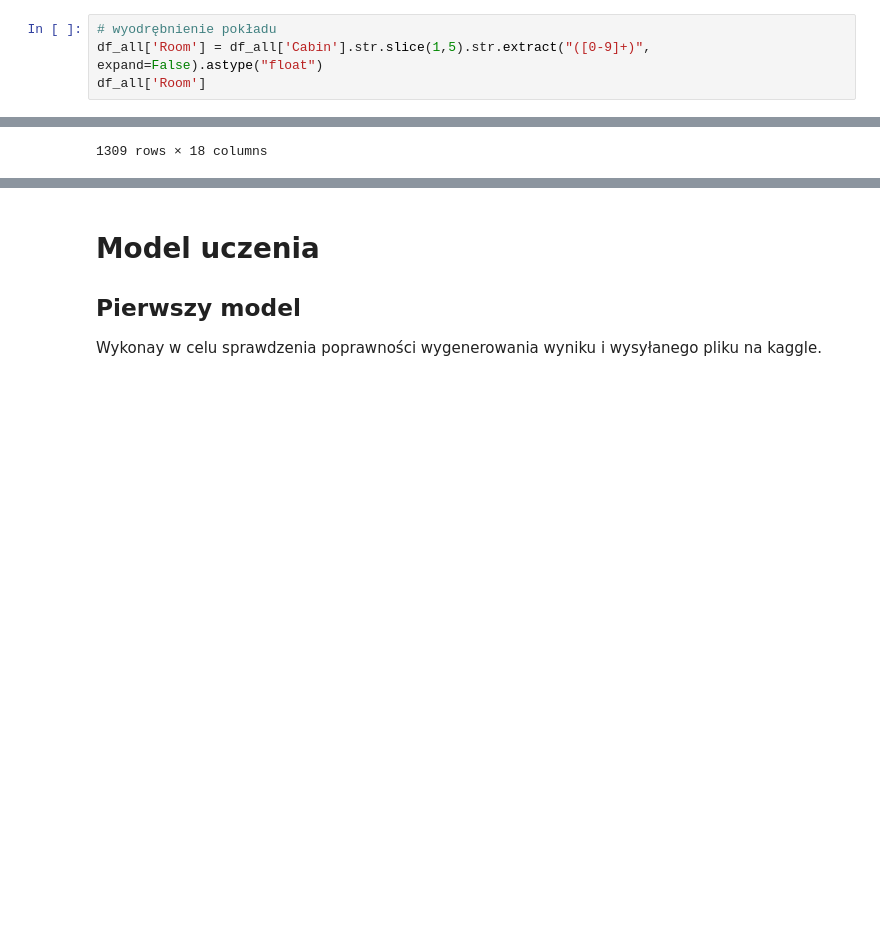
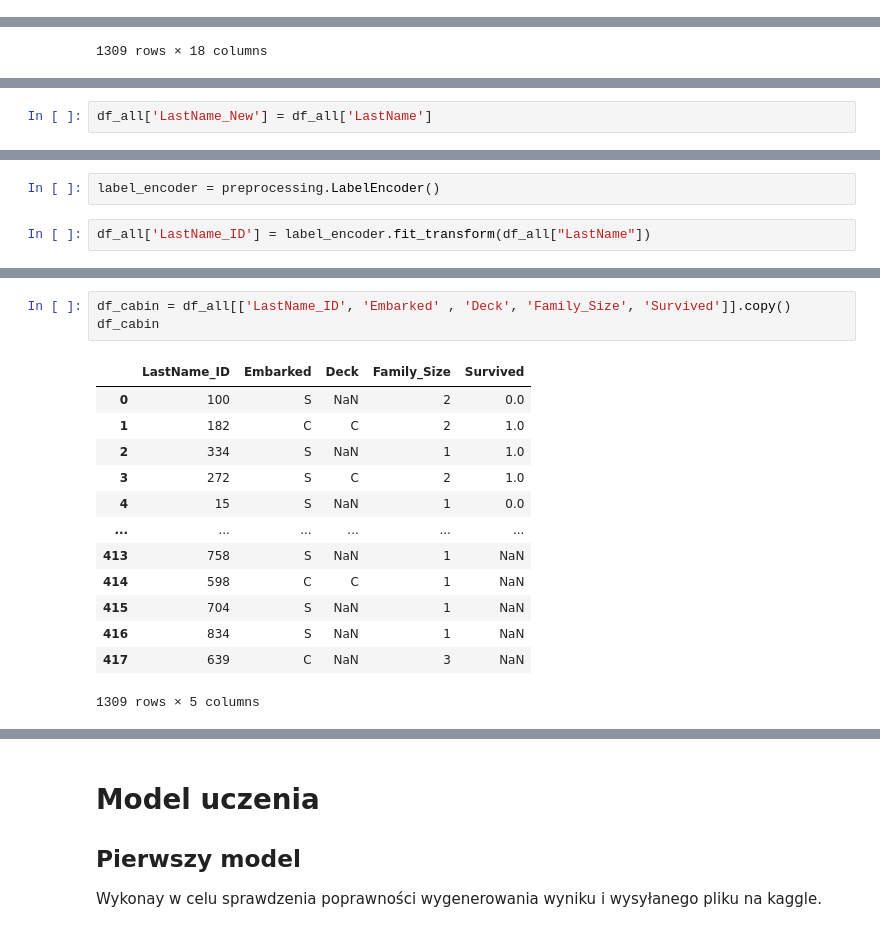
Before and after one commit to marcinszulczyk/kaggle_titanic_solution, a Jupyter notebook: kaggle_titanic_solution_column_cabin.ipynb, the cells around one changed output, grey strips where cells are left out. Saved outputs shown, nothing was run; the diff lists cells and outputs as text; blank space fills up the shorter version.

Commit message:
Utworzono za pomocą Colaboratory - roboczo wyznaczony pokład i wielkość rodziny a także nazwisko

```diff
--- a/kaggle_titanic_solution_column_cabin.ipynb
+++ b/kaggle_titanic_solution_column_cabin.ipynb
@@ -379,6 +402,2 @@ Name: Deck, Length: 295, dtype: object
 # %% [markdown]
 #### Wyodrębnienie kabiny
-# %%
-# wyodrębnienie pokładu
-df_all['Room'] = df_all['Cabin'].str.slice(1,5).str.extract("([0-9]+)", expand=False).astype("float")
-df_all['Room']
@@ -429,0 +501,2 @@ df_all
+# %%
+df_all['LastName_New'] = df_all['LastName']
@@ -429,0 +519,4 @@ df_all
+# %%
+label_encoder = preprocessing.LabelEncoder()
+# %%
+df_all['LastName_ID'] = label_encoder.fit_transform(df_all["LastName"])
@@ -429,0 +539,17 @@ df_all
+# %%
+df_cabin = df_all[['LastName_ID', 'Embarked' , 'Deck', 'Family_Size', 'Survived']].copy()
+df_cabin
+# %% [output]
+|  | LastName_ID | Embarked | Deck | Family_Size | Survived |
+| 0 | 100 | S | NaN | 2 | 0.0 |
+| 1 | 182 | C | C | 2 | 1.0 |
+| 2 | 334 | S | NaN | 1 | 1.0 |
+| 3 | 272 | S | C | 2 | 1.0 |
+| 4 | 15 | S | NaN | 1 | 0.0 |
+| ... | ... | ... | ... | ... | ... |
+| 413 | 758 | S | NaN | 1 | NaN |
+| 414 | 598 | C | C | 1 | NaN |
+| 415 | 704 | S | NaN | 1 | NaN |
+| 416 | 834 | S | NaN | 1 | NaN |
+| 417 | 639 | C | NaN | 3 | NaN |
+1309 rows × 5 columns
```
Also changed, not shown: parts of 32 cells of this notebook.
